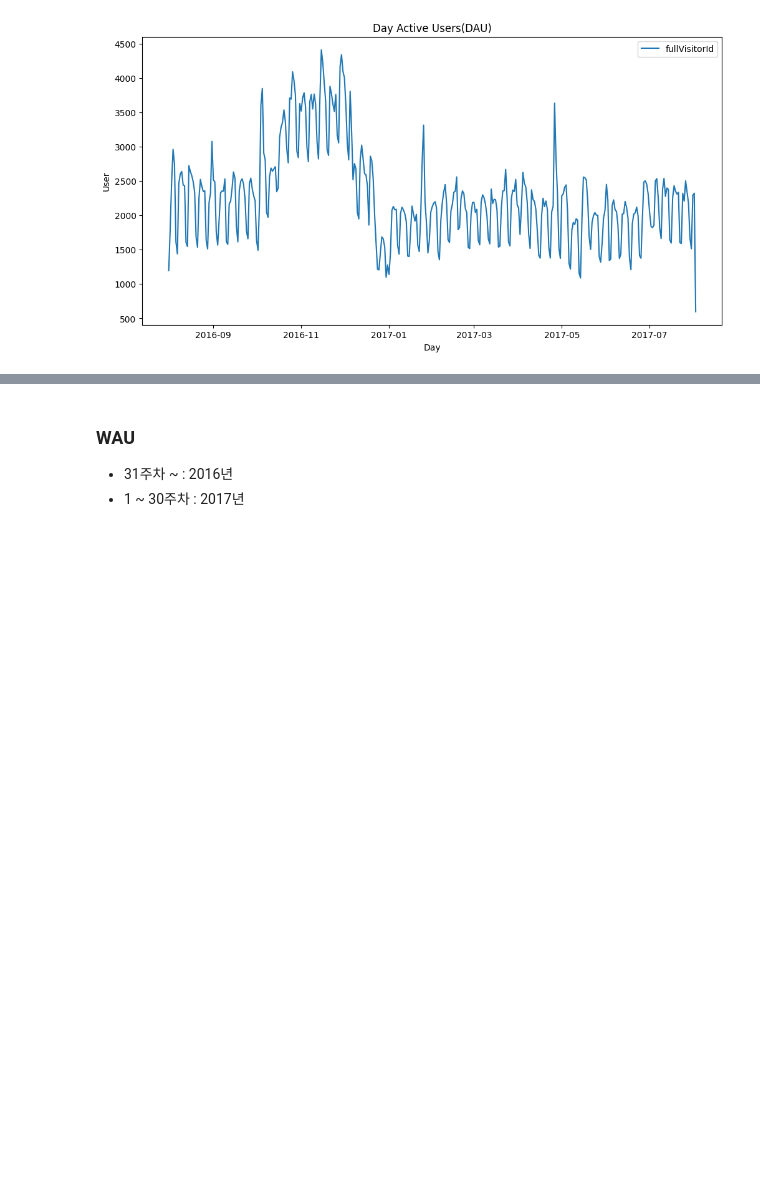
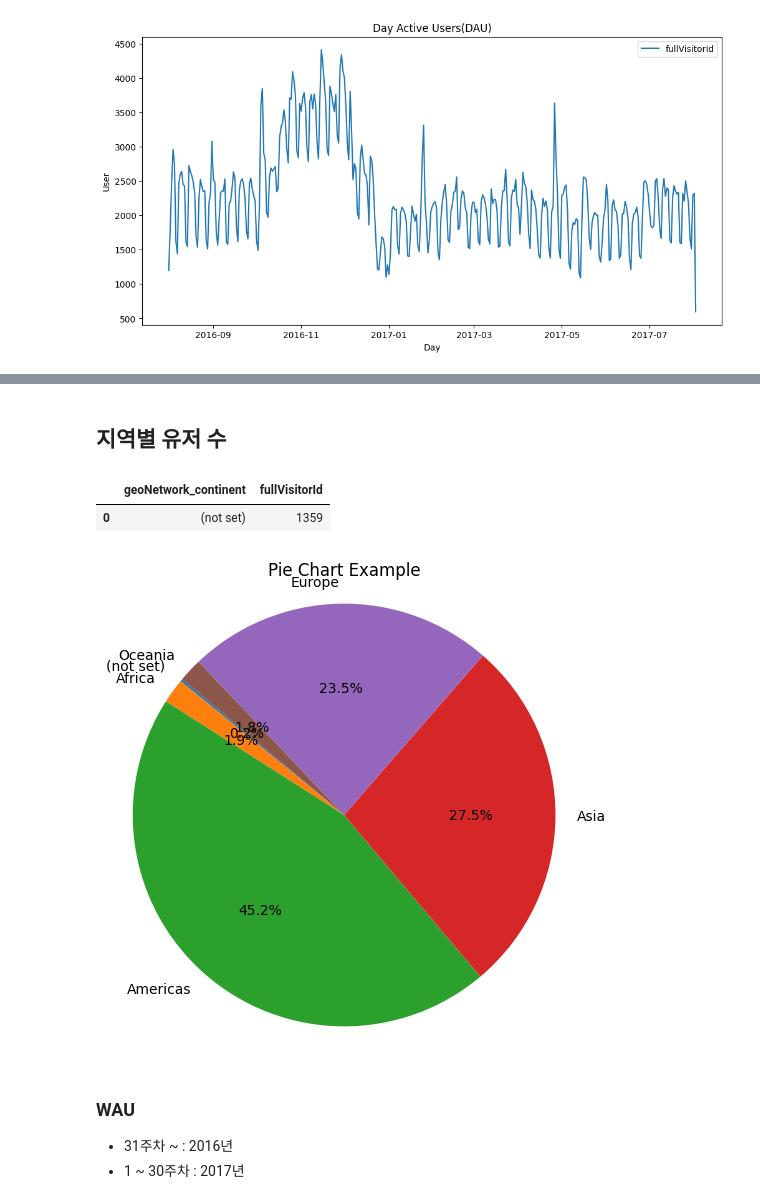
Before and after one commit to eju1019/ipark, a Jupyter notebook: Eunju.ipynb, the cells around one changed output, grey strips where cells are left out. Cells and saved outputs as stored; diff of their text form; code cells hidden in the pictures; blank space fills up the shorter version.

```diff
--- a/Eunju.ipynb
+++ b/Eunju.ipynb
@@ -157,3 +172,24 @@ Name: fullVisitorId, dtype: int64
+# %% [markdown]
+## 지역별 유저 수
+# %%
+df_user = df.groupby(df['geoNetwork_continent'])['fullVisitorId'].nunique()
+df_user = df_user.reset_index()
+df_user.head(1)
+# %% [output]
+|  | geoNetwork_continent | fullVisitorId |
+| 0 | (not set) | 1359 |
+# %%
+plt.figure(figsize=(6, 6))  # 차트 크기 설정 (선택사항)
+plt.pie(df_user['fullVisitorId'], labels=df_user['geoNetwork_continent'], autopct='%1.1f%%', startangle=140)
+
+# 차트 제목 설정 (선택사항)
+plt.title('Pie Chart Example')
+
+# 차트 표시
+plt.axis('equal')  # 원형으로 만들기 위해 가로세로 비율을 동일하게 설정
+plt.show()
+# %% [output]
+[figure, added]
 # %% [markdown]
 ### WAU
 - 31주차 ~ : 2016년
```
Also changed, not shown: parts of 5 cells of this notebook.
